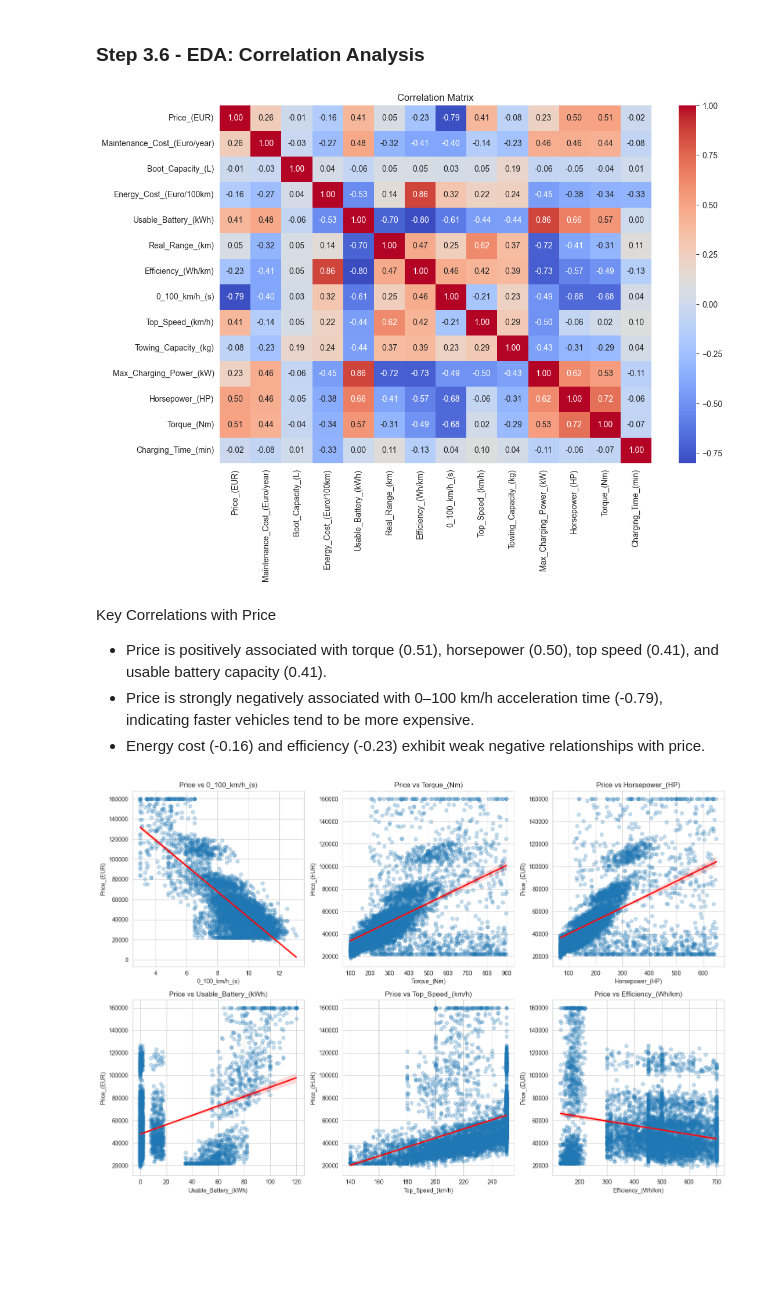
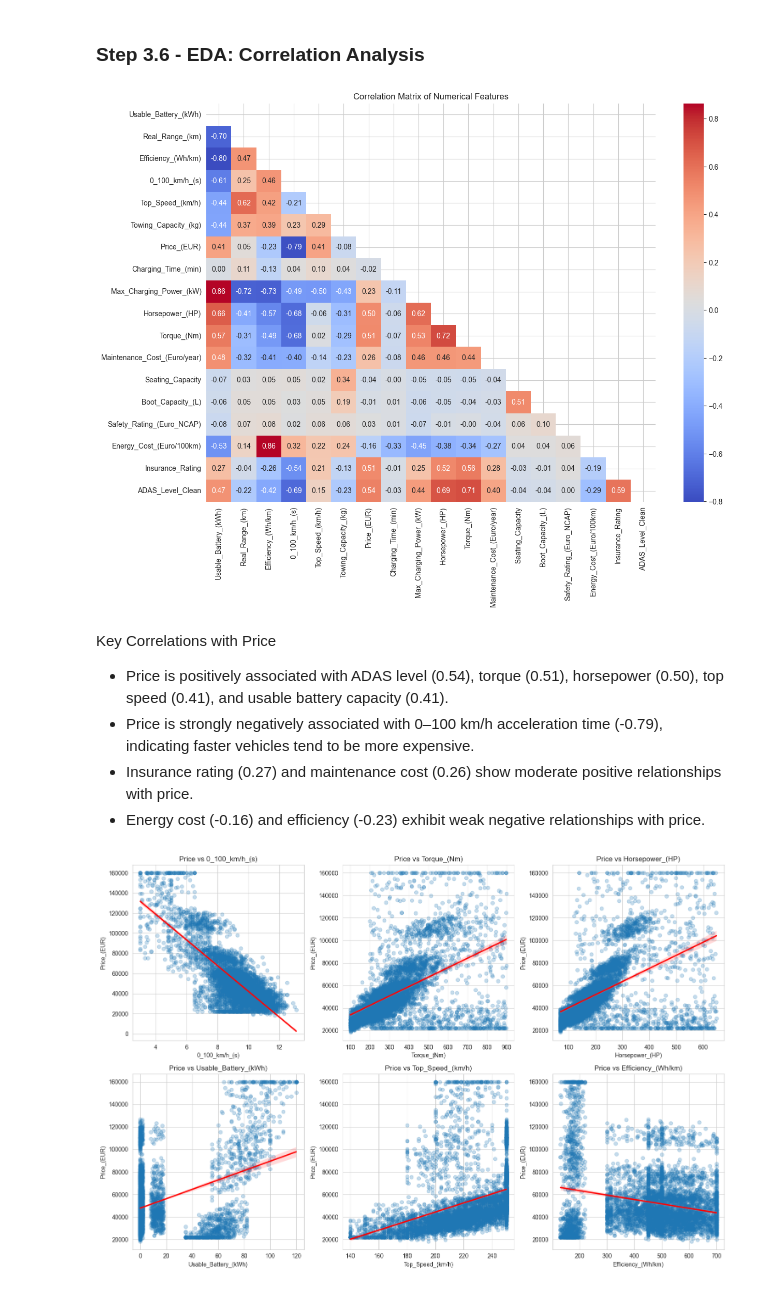
Before and after one commit to avillafranca504/vehicle-price-and-performance-analysis, a Jupyter notebook: 02_European_Cars_EDA.ipynb, the cells around one changed output. Drawn from its saved outputs; the diff is of its cells as text; code cells hidden in the pictures; blank space fills up the shorter version.

```diff
--- a/02_European_Cars_EDA.ipynb
+++ b/02_European_Cars_EDA.ipynb
@@ -303,8 +303,7 @@ pd.crosstab(
 df["Segment_System"] = np.where(
     df["Segment"].isin(["A","B","C","D","E","F"]),
     "Vehicle_Size",
-    "Market_Position"
-)
+    "Market_Position")
 # %% [markdown]
 **Data validation note**: The Segment variable contains two distinct classification schemes. Conventional and hybrid vehicles use the European A–F size-based segmentation, while electric vehicles use market-position categories (Economy, Mid-Range, Premium, Luxury, Performance). To make this distinction explicit, an additional variable (Segment_System) was created.
 
@@ -1273,23 +1198,32 @@ Observations:
 # %% [markdown]
 ### Step 3.6 - EDA: Correlation Analysis
 # %%
-plt.figure(figsize=(12,8))
+numeric_vars = df.select_dtypes(include='number').columns
+
+plt.figure(figsize=(14,10))
+
+corr_matrix = df[numeric_vars].corr()
+
+mask = np.triu(np.ones_like(corr_matrix, dtype=bool))
 
 sns.heatmap(
-    df[continuous_vars].corr(),
+    corr_matrix,
     annot=True,
+    fmt=".2f",
     cmap="coolwarm",
-    fmt=".2f")
+    mask=mask
+)
 
-plt.title('Correlation Matrix')
+plt.title('Correlation Matrix of Numerical Features')
 plt.show()
 # %% [output]
-[figure, old version]
+[figure, new version]
 # %% [markdown]
 Key Correlations with Price
 
-- Price is positively associated with torque (0.51), horsepower (0.50), top speed (0.41), and usable battery capacity (0.41).
+- Price is positively associated with ADAS level (0.54), torque (0.51), horsepower (0.50), top speed (0.41), and usable battery capacity (0.41).
 - Price is strongly negatively associated with 0–100 km/h acceleration time (-0.79), indicating faster vehicles tend to be more expensive.
+- Insurance rating (0.27) and maintenance cost (0.26) show moderate positive relationships with price.
 - Energy cost (-0.16) and efficiency (-0.23) exhibit weak negative relationships with price.
 # %%
 vars_to_plot = [
```
Also changed, not shown: parts of 54 cells of this notebook, 6 other files.
